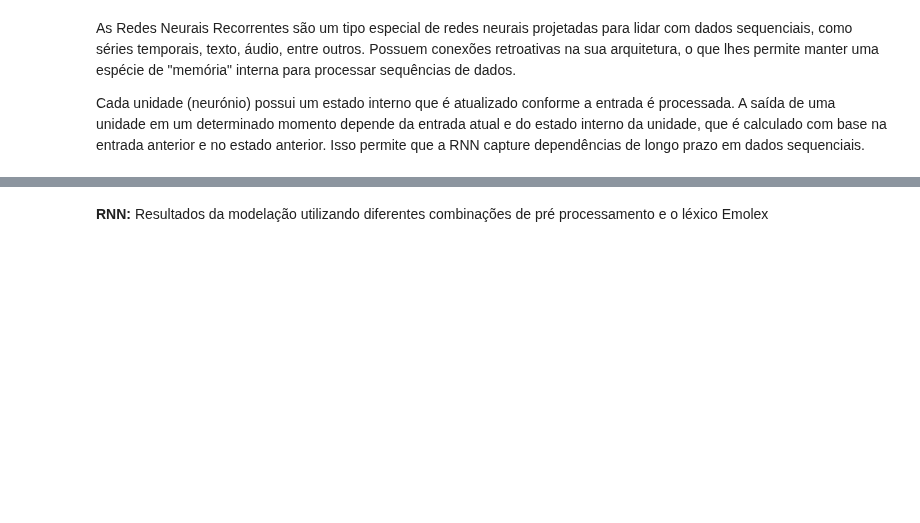
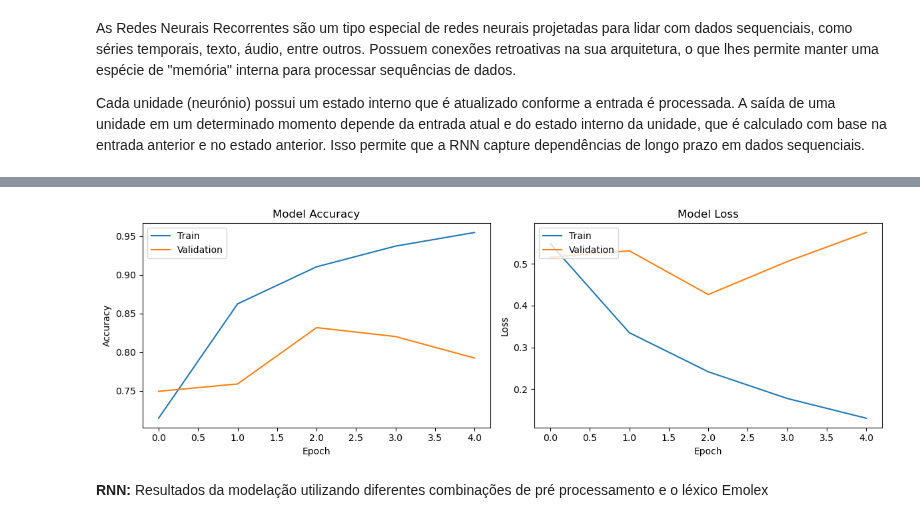
Before and after one commit to nuno5645/text_mining, a Jupyter notebook: Text_Mining.ipynb, the cells around one changed output, grey strips where cells are left out. Cells and saved outputs as stored; diff of their text form; code cells hidden in the pictures; blank space fills up the shorter version.

Commit message:
modelo RNN

```diff
--- a/Text_Mining.ipynb
+++ b/Text_Mining.ipynb
@@ -2077,10 +2062,12 @@ As Redes Neurais Recorrentes são um tipo especial de redes neurais projetadas p
 
 Cada unidade (neurónio) possui um estado interno que é atualizado conforme a entrada é processada. A saída de uma unidade em um determinado momento depende da entrada atual e do estado interno da unidade, que é calculado com base na entrada anterior e no estado anterior. Isso permite que a RNN capture dependências de longo prazo em dados sequenciais.
 # %%
-from keras.preprocessing.text import Tokenizer
-from keras.preprocessing.sequence import pad_sequences
-from keras.models import Sequential
-from keras.layers import Embedding, SimpleRNN, Dense
+# RNN - sem pre processamento
+from tensorflow.keras.preprocessing.text import Tokenizer
+from tensorflow.keras.preprocessing.sequence import pad_sequences
+from tensorflow.keras.models import Sequential
+from tensorflow.keras.layers import Embedding, SimpleRNN, Dense, Dropout
+from tensorflow.keras.callbacks import EarlyStopping, ReduceLROnPlateau
 import matplotlib.pyplot as plt
 
 # Tokeniza as reviews e transforma elas em sequências de inteiros
@@ -2105,14 +2092,23 @@ y_test_encoded = label_encoder.transform(y_test)
 # Cria o modelo RNN
 model = Sequential()
 model.add(Embedding(input_dim=10000, output_dim=32))
+model.add(Dropout(0.2))  # Adiciona Dropout após a camada de Embedding
 model.add(SimpleRNN(32))
+model.add(Dropout(0.2))  # Adiciona Dropout após a camada SimpleRNN
 model.add(Dense(1, activation='sigmoid'))
 
+
 # Compila o modelo
-model.compile(optimizer='adam', loss='binary_crossentropy', metrics=['accuracy'])
+model.compile(optimizer='Adam', loss='binary_crossentropy', metrics=['accuracy'])
+
+# Cria o callback de EarlyStopping
+early_stopping = EarlyStopping(monitor='val_loss', patience=2)
+
+# Cria o callback de ReduceLROnPlateau
+reduce_lr = ReduceLROnPlateau(monitor='val_loss', factor=0.2, patience=1, min_lr=0.001)
 
 # Treina o modelo e guarda o histórico
-history = model.fit(X_train, y_train_encoded, epochs=10, batch_size=128, validation_split=0.2)
+history = model.fit(X_train, y_train_encoded, epochs=10, batch_size=128, validation_split=0.2, callbacks=[early_stopping, reduce_lr])
 
 # Avalia o modelo
 _, accuracy = model.evaluate(X_test, y_test_encoded)
@@ -2144,2 +2151,3 @@ ModuleNotFoundError: No module named 'keras.preprocessing.text'
+[figure, added]
 # %% [markdown]
 **RNN:** Resultados da modelação utilizando diferentes combinações de pré processamento e o léxico Emolex
```
Also changed, not shown: parts of 3 cells of this notebook, 1 other file.
